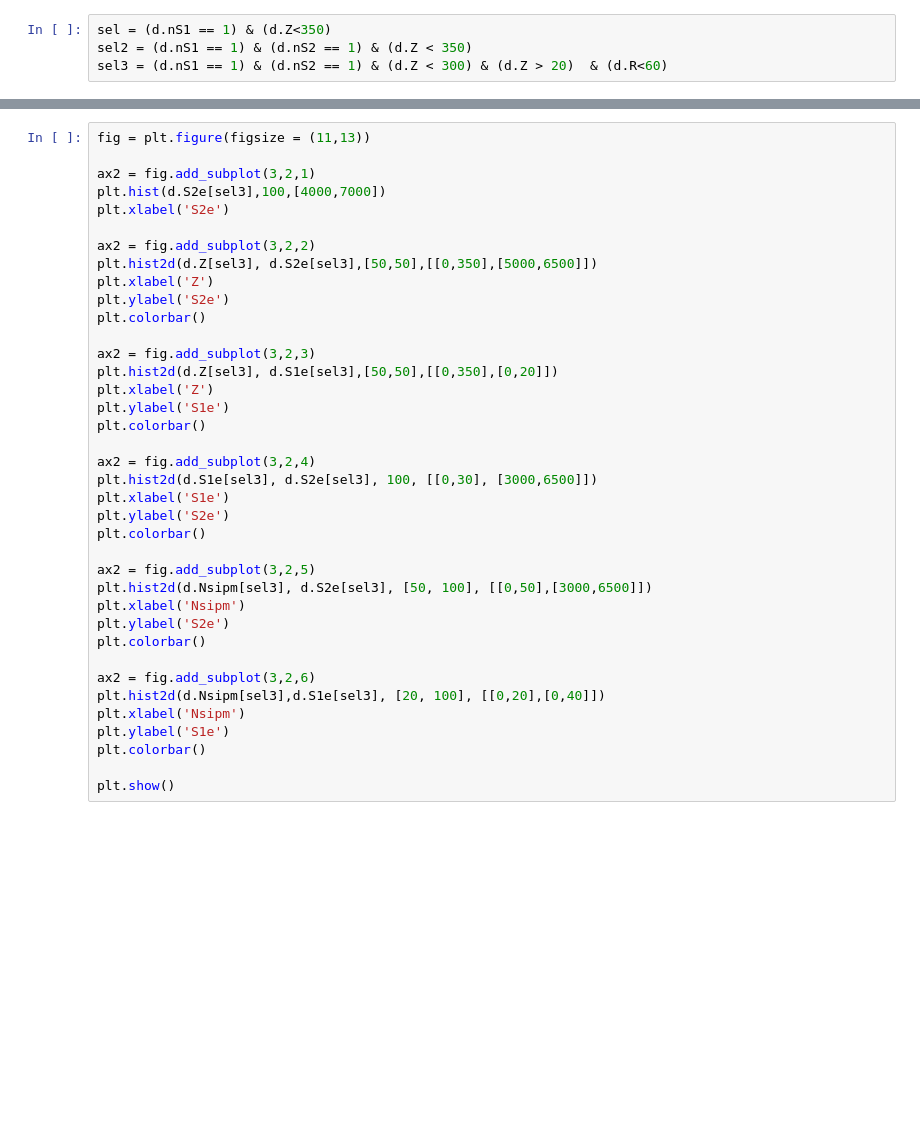
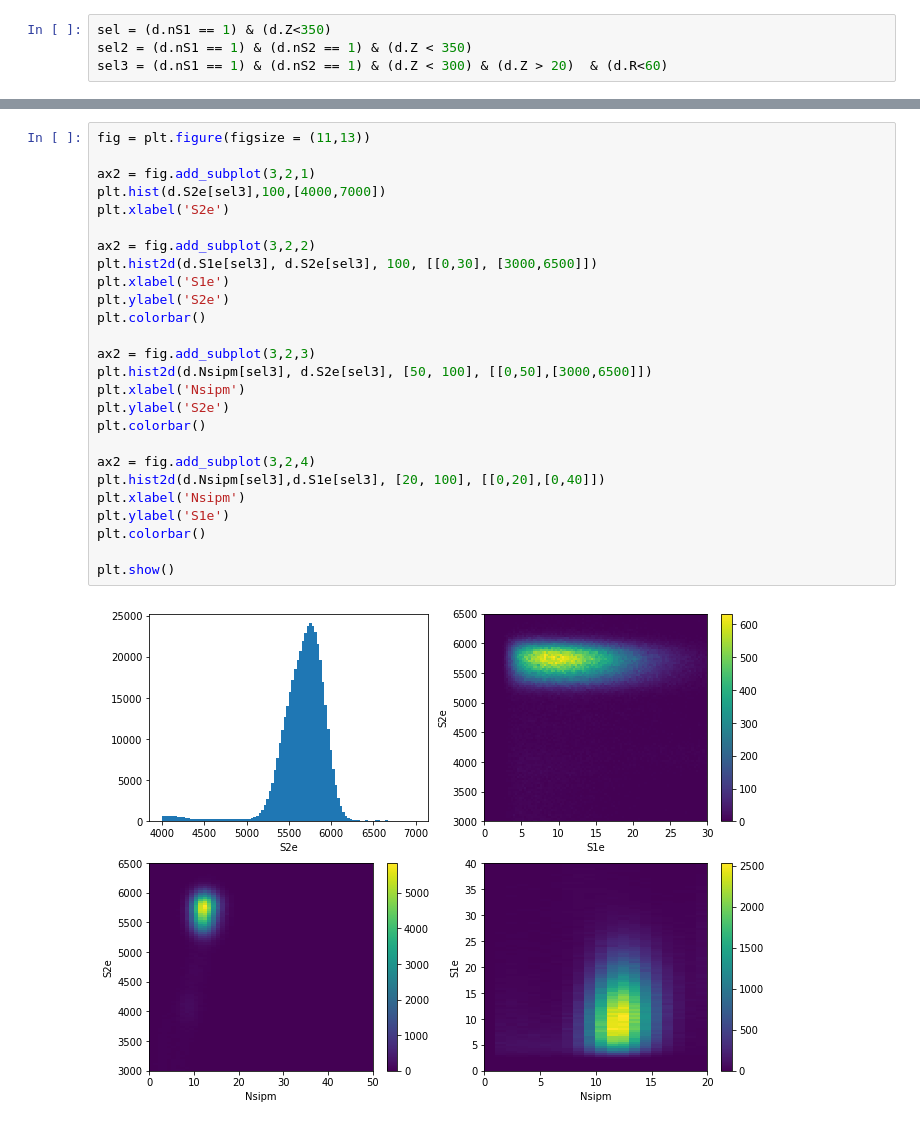
Before and after one commit to neuslopez/ICARO, a Jupyter notebook: Dorothea-Run533-Qmax80k-PlotsSel3.ipynb, the cells around one changed output, grey strips where cells are left out. Cells and saved outputs as stored; diff of their text form; blank space fills up the shorter version.

```diff
--- a/Dorothea-Run533-Qmax80k-PlotsSel3.ipynb
+++ b/Dorothea-Run533-Qmax80k-PlotsSel3.ipynb
@@ -151,41 +179,31 @@ plt.show()
 # %%
 fig = plt.figure(figsize = (11,13))
 
 ax2 = fig.add_subplot(3,2,1)
 plt.hist(d.S2e[sel3],100,[4000,7000])
 plt.xlabel('S2e')
 
 ax2 = fig.add_subplot(3,2,2)
-plt.hist2d(d.Z[sel3], d.S2e[sel3],[50,50],[[0,350],[5000,6500]])
-plt.xlabel('Z')
-plt.ylabel('S2e')
-plt.colorbar()
-
-ax2 = fig.add_subplot(3,2,3)
-plt.hist2d(d.Z[sel3], d.S1e[sel3],[50,50],[[0,350],[0,20]])
-plt.xlabel('Z')
-plt.ylabel('S1e')
-plt.colorbar()
-
-ax2 = fig.add_subplot(3,2,4)
 plt.hist2d(d.S1e[sel3], d.S2e[sel3], 100, [[0,30], [3000,6500]])
 plt.xlabel('S1e')
 plt.ylabel('S2e')
 plt.colorbar()
 
-ax2 = fig.add_subplot(3,2,5)
+ax2 = fig.add_subplot(3,2,3)
 plt.hist2d(d.Nsipm[sel3], d.S2e[sel3], [50, 100], [[0,50],[3000,6500]])
 plt.xlabel('Nsipm')
 plt.ylabel('S2e')
 plt.colorbar()
 
-ax2 = fig.add_subplot(3,2,6)
+ax2 = fig.add_subplot(3,2,4)
 plt.hist2d(d.Nsipm[sel3],d.S1e[sel3], [20, 100], [[0,20],[0,40]])
 plt.xlabel('Nsipm')
 plt.ylabel('S1e')
 plt.colorbar()
 
 plt.show()
+# %% [output]
+[figure, added]
 # %%
 fig = plt.figure(figsize = (11,13))
 
```
Also changed, not shown: parts of 15 cells of this notebook.
